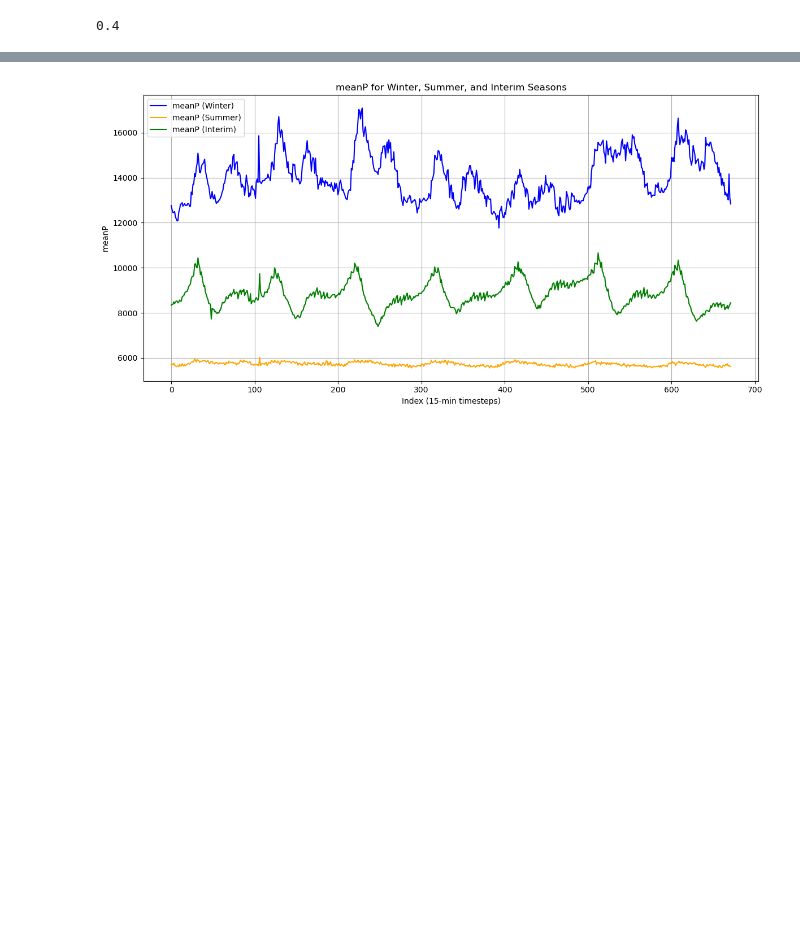
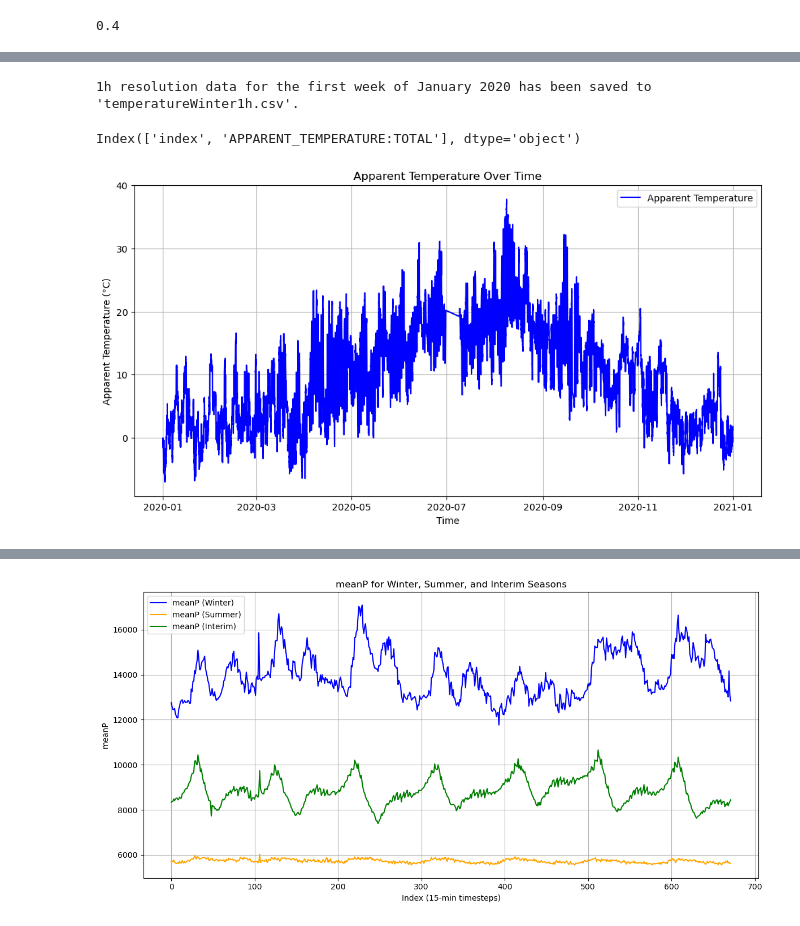
Before and after one commit to marwan2626/PowerTech25, a Jupyter notebook: debug.ipynb, the cells around one changed output, grey strips where cells are left out. Drawn from its saved outputs; the diff is of its cells as text; code cells hidden in the pictures; blank space fills up the shorter version.

```diff
--- a/debug.ipynb
+++ b/debug.ipynb
@@ -500,3 +518,76 @@ with h5py.File(file_path, "r") as hdf:
     output_file = "temperatureWinter5m.csv"
     filtered_data.to_csv(output_file, index=False)
     print(f"Filtered data for the first week of January 2020 has been saved to '{output_file}'.")
+# %%
+import h5py
+import pandas as pd
+
+# Open the HDF5 file
+file_path = "2020_weather.hdf5"  # Replace with the path to your HDF5 file
+with h5py.File(file_path, "r") as hdf:
+    # Access the dataset for apparent temperature
+    dataset_path = "WEATHER_SERVICE/IN/WEATHER_APPARENT_TEMPERATURE_TOTAL/table"
+    dataset = hdf[dataset_path]
+
+    # Convert to pandas DataFrame
+    data = pd.DataFrame(dataset[:])  # Convert structured array to DataFrame
+    # Convert 'index' field (timestamp) to datetime
+    data['index'] = pd.to_datetime(data['index'], unit='ns')
+
+    # Filter for the week
+    start_date = "2020-01-20"
+    end_date = "2020-01-27"
+    filtered_data = data[(data['index'] >= start_date) & (data['index'] < end_date)]
+
+    # Set the 'index' column as the DataFrame index
+    filtered_data.set_index('index', inplace=True)
+
+    # Resample to 1h intervals and calculate the mean
+    resampled_data = filtered_data.resample('1H').mean()
+
+    # Export to CSV
+    output_file = "temperatureWinter1h.csv"
+    resampled_data.to_csv(output_file)
+    print(f"1h resolution data for the first week of January 2020 has been saved to '{output_file}'.")
+# %% [output]
+1h resolution data for the first week of January 2020 has been saved to 'temperatureWinter1h.csv'.
+# %%
+import h5py
+import pandas as pd
+import matplotlib.pyplot as plt
+
+# Open the HDF5 file
+file_path = "2020_weather.hdf5"  # Replace with the path to your HDF5 file
+with h5py.File(file_path, "r") as hdf:
+    # Access the dataset for apparent temperature
+    dataset_path = "WEATHER_SERVICE/IN/WEATHER_APPARENT_TEMPERATURE_TOTAL/table"
+    dataset = hdf[dataset_path]
+
+    # Convert to pandas DataFrame
+    data = pd.DataFrame(dataset[:])  # Convert structured array to DataFrame
+
+    # Convert 'index' field (timestamp) to datetime
+    data['index'] = pd.to_datetime(data['index'], unit='ns')
+
+print(data.columns)
+
+# Correctly reference the actual column names
+time_column = "index"  # Use the correct column name
+temperature_column = "APPARENT_TEMPERATURE:TOTAL"  # Ensure this is the actual column name
+
+# Plot the data
+plt.figure(figsize=(12, 6))
+plt.plot(data[time_column], data[temperature_column], label="Apparent Temperature", color='b')
+
+# Formatting the plot
+plt.xlabel("Time")
+plt.ylabel("Apparent Temperature (°C)")
+plt.title("Apparent Temperature Over Time")
+plt.legend()
+plt.grid()
+
+# Show the plot
+plt.show()
+# %% [output]
+Index(['index', 'APPARENT_TEMPERATURE:TOTAL'], dtype='object')
+[figure, added]
```
Also changed, not shown: parts of 5 cells of this notebook, 13 other files.
